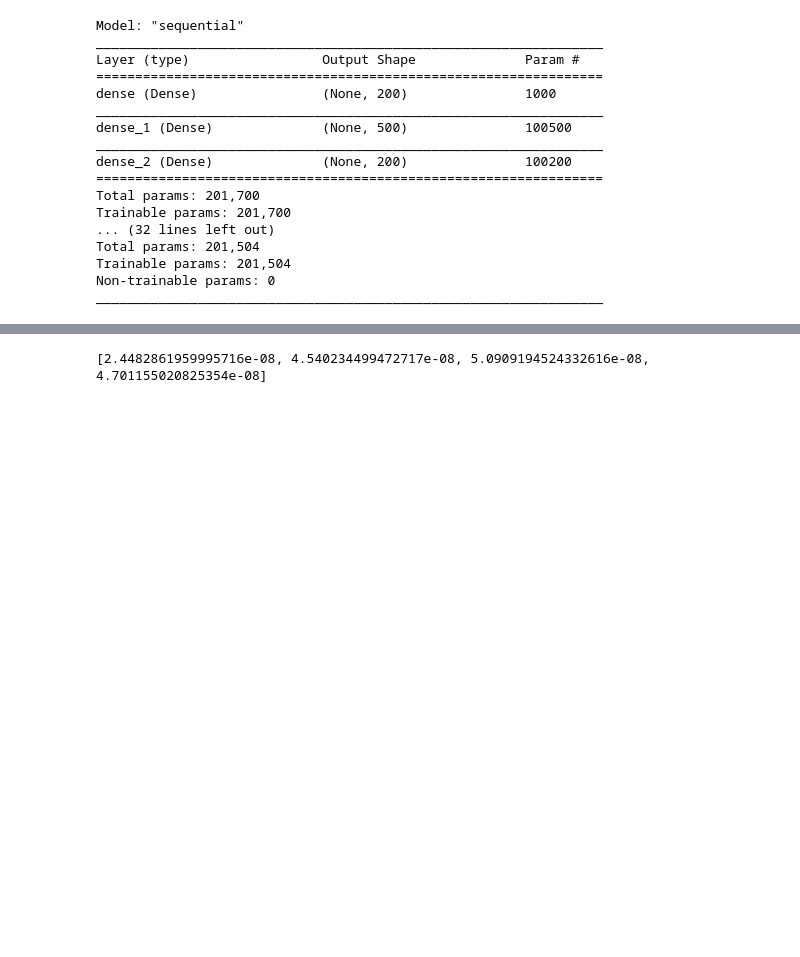
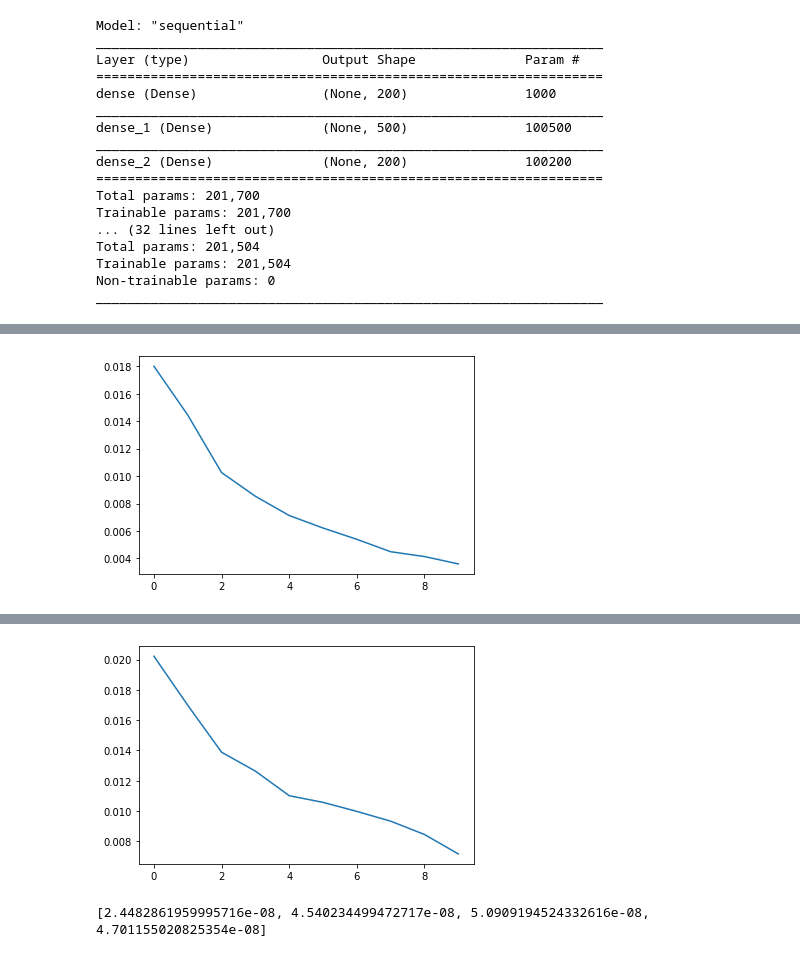
Before and after one commit to Thessal/inverse_design, a Jupyter notebook: dev.ipynb, the cells around one changed output, grey strips where cells are left out. Cells and saved outputs as stored; diff of their text form; code cells hidden in the pictures; blank space fills up the shorter version.

Commit message:
train curve

```diff
--- a/dev.ipynb
+++ b/dev.ipynb
@@ -109,8 +118,7 @@ config = {
     "spectral_range" : (0.15,0.25),
     "spectral_resolution" : 200
 }
-df, structures = calculate_spectrum_all(config)
-df = filter_similar_spectrum(config, df, thres_ratio = 0.3, plot=False)
+df = calculate_spectrum_all(config)
 
-#structures = list(structures)
-#train_set = {"structures" : [structures[x] for x in df.index],"spectrum":df}
+df = df[:]
+df = filter_similar_spectrum(config, thres_ratio = 0.1, plot=False)
@@ -173,13 +184,22 @@ Y = df.iloc[:,get_parameter_count(config):]
 normalizer = Normalization()
 normalizer.adapt(X.values)
 
+import matplotlib.pyplot as plt
+train_ecochs = 10
+
 # forward train
-history = model_forward.fit(x=normalizer(X), y=Y.values, epochs=10)
+history_forward = model_forward.fit(x=normalizer(X), y=Y.values, epochs=train_ecochs)
+plt.plot(history_forward.history['loss'])
+#plt.plot(history_forward.history['val_loss'])
+plt.show()
 
 # backward train
 # freeze forward layers
 for l in model_forward.layers:
     l.trainable=False
-history = model_backward.fit(x=Y.values, y=Y.values, epochs=10)
+history_backward = model_backward.fit(x=Y.values, y=Y.values, epochs=train_ecochs)
+plt.plot(history_backward.history['loss'])
+#plt.plot(history_backward.history['val_loss'])
+plt.show()
 # %% [output]
 Epoch 1/10
@@ -201,0 +225 @@ Epoch 10/10
+[figure, added]
@@ -202,3 +246,4 @@ Epoch 10/10
+[figure, added]
 # %%
 # Inverse design
 
```
Also changed, not shown: parts of 3 cells of this notebook.
